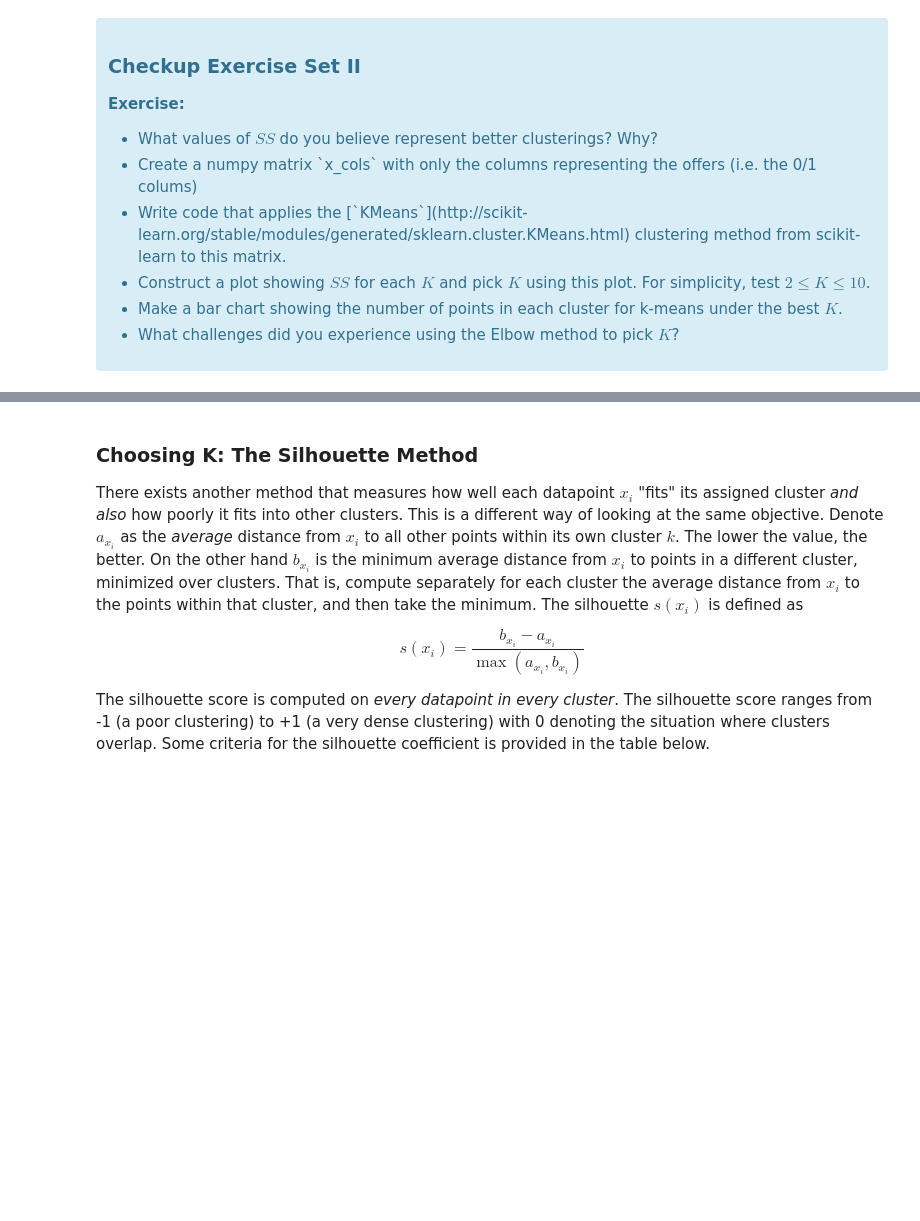
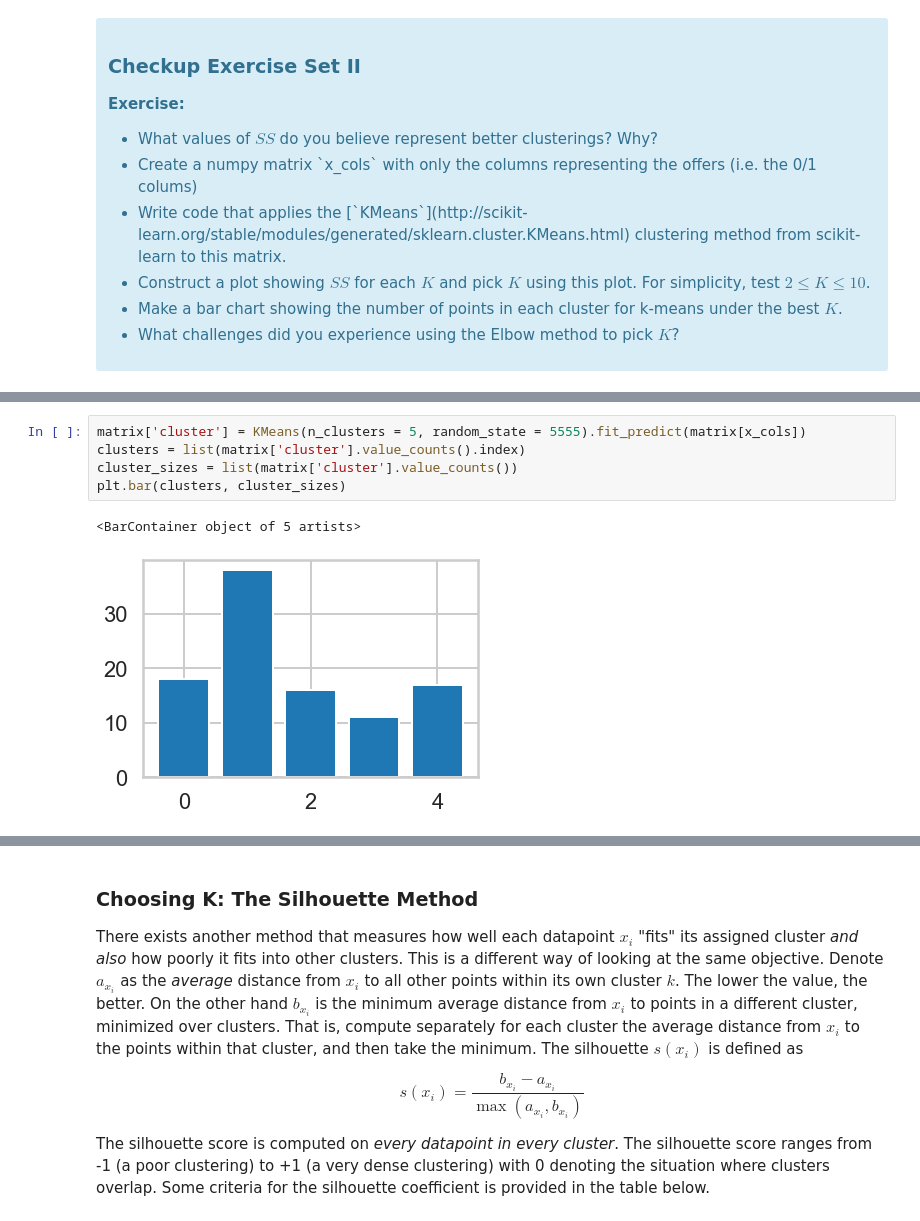
Before and after one commit to Madxam/mec-mini-projects, a Jupyter notebook: mec-16.2.6-clustering-mini-project/Mini_Project_Clustering.ipynb, the cells around one changed output, grey strips where cells are left out. Drawn from its saved outputs; the diff is of its cells as text; blank space fills up the shorter version.

```diff
--- a/mec-16.2.6-clustering-mini-project/Mini_Project_Clustering.ipynb
+++ b/mec-16.2.6-clustering-mini-project/Mini_Project_Clustering.ipynb
@@ -76,0 +132,8 @@ where $x_i$ is a point, $C_k$ represents cluster $k$ and $\mu_k$ is the centroid
+# %%
+matrix['cluster'] = KMeans(n_clusters = 5, random_state = 5555).fit_predict(matrix[x_cols])
+clusters = list(matrix['cluster'].value_counts().index)
+cluster_sizes = list(matrix['cluster'].value_counts())
+plt.bar(clusters, cluster_sizes)
+# %% [output]
+<BarContainer object of 5 artists>
+[figure, added]
```
Also changed, not shown: parts of 22 cells of this notebook.
